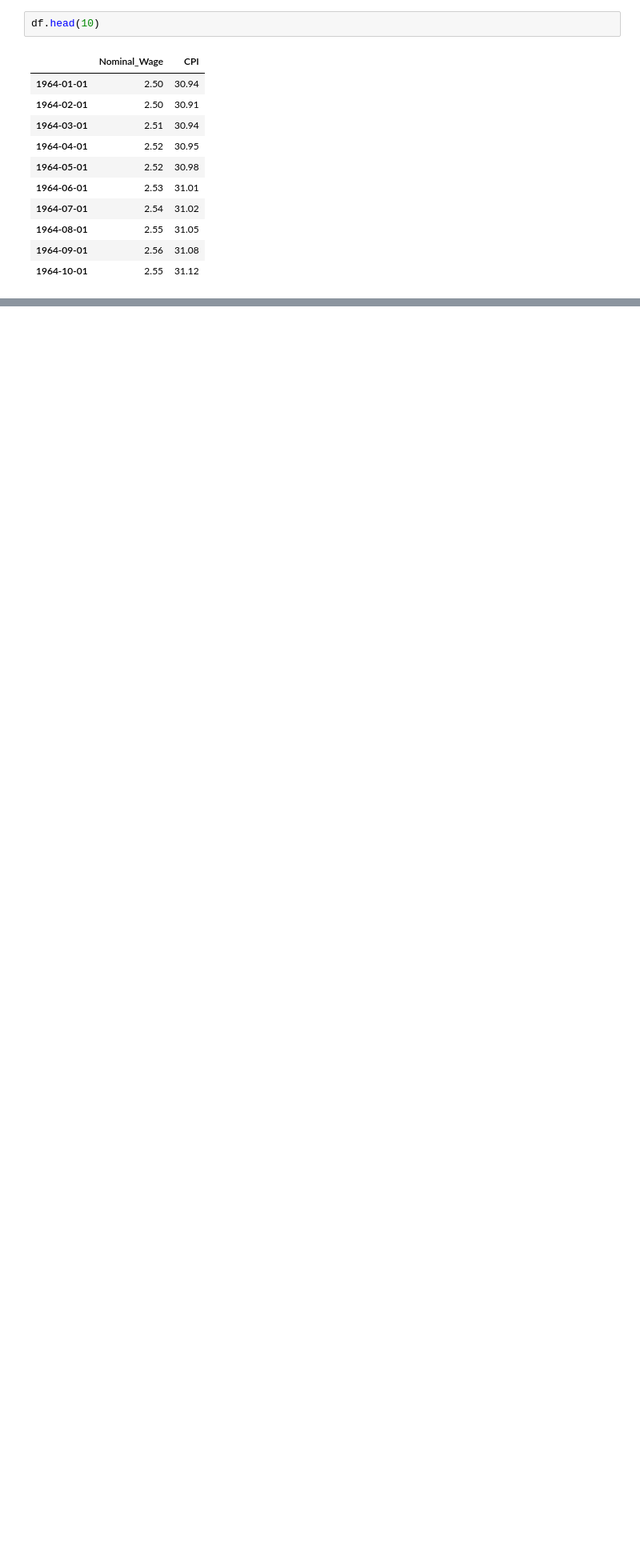
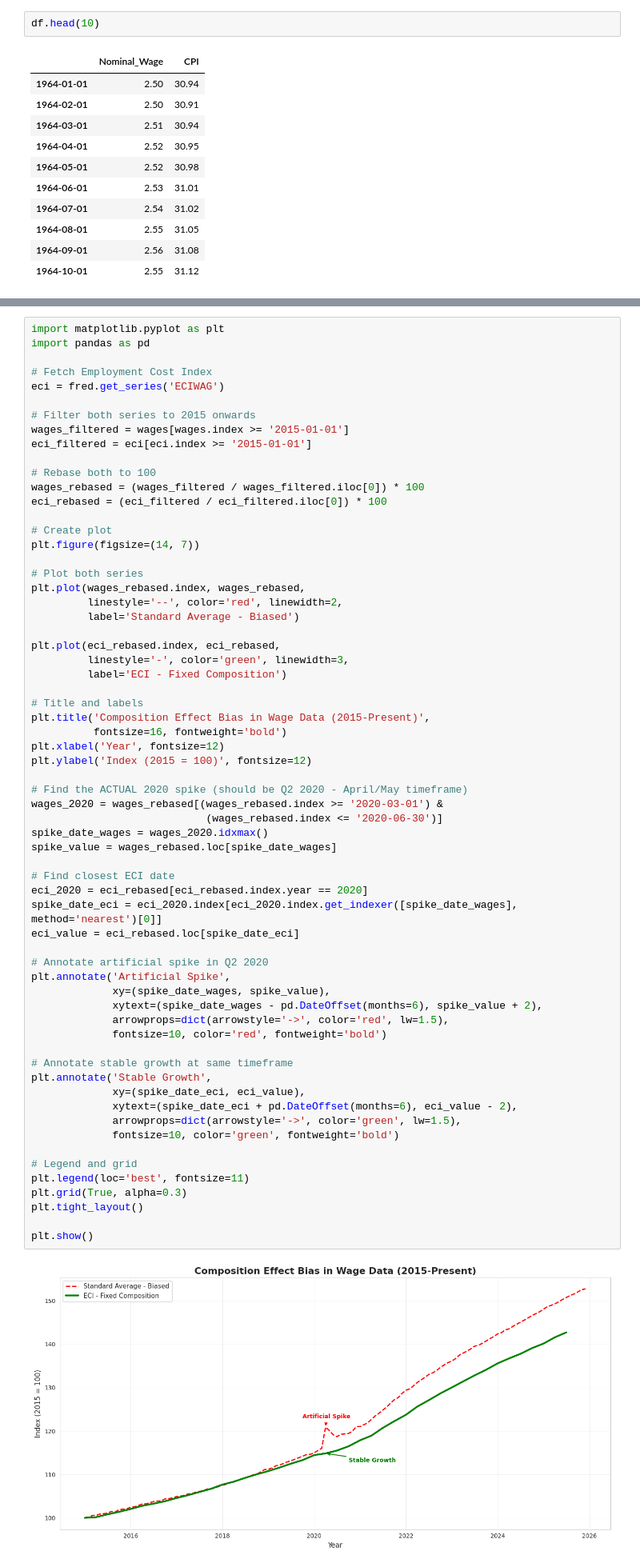
Before and after one commit to arinjay-singh/econ3916-statistical-machine-learning, a Jupyter notebook: Class 2/class2_lab.ipynb, the cells around one changed output, grey strips where cells are left out. Shown at 80% size. Drawn from its saved outputs; the diff is of its cells as text; blank space fills up the shorter version.

```diff
--- a/Class 2/class2_lab.ipynb
+++ b/Class 2/class2_lab.ipynb
@@ -71,0 +149,66 @@ df.tail(10)
+# %%
+import matplotlib.pyplot as plt
+import pandas as pd
+
+# Fetch Employment Cost Index
+eci = fred.get_series('ECIWAG')
+
+# Filter both series to 2015 onwards
+wages_filtered = wages[wages.index >= '2015-01-01']
+eci_filtered = eci[eci.index >= '2015-01-01']
+
+# Rebase both to 100
+wages_rebased = (wages_filtered / wages_filtered.iloc[0]) * 100
+eci_rebased = (eci_filtered / eci_filtered.iloc[0]) * 100
+
+# Create plot
+plt.figure(figsize=(14, 7))
+
+# Plot both series
+plt.plot(wages_rebased.index, wages_rebased,
+         linestyle='--', color='red', linewidth=2,
+         label='Standard Average - Biased')
+
+plt.plot(eci_rebased.index, eci_rebased,
+         linestyle='-', color='green', linewidth=3,
+         label='ECI - Fixed Composition')
+
+# Title and labels
+plt.title('Composition Effect Bias in Wage Data (2015-Present)',
+          fontsize=16, fontweight='bold')
+plt.xlabel('Year', fontsize=12)
+plt.ylabel('Index (2015 = 100)', fontsize=12)
+
+# Find the ACTUAL 2020 spike (should be Q2 2020 - April/May timeframe)
+wages_2020 = wages_rebased[(wages_rebased.index >= '2020-03-01') &
+                            (wages_rebased.index <= '2020-06-30')]
+spike_date_wages = wages_2020.idxmax()
+spike_value = wages_rebased.loc[spike_date_wages]
+
+# Find closest ECI date
+eci_2020 = eci_rebased[eci_rebased.index.year == 2020]
+spike_date_eci = eci_2020.index[eci_2020.index.get_indexer([spike_date_wages], method='nearest')[0]]
+eci_value = eci_rebased.loc[spike_date_eci]
+
+# Annotate artificial spike in Q2 2020
+plt.annotate('Artificial Spike',
+             xy=(spike_date_wages, spike_value),
+             xytext=(spike_date_wages - pd.DateOffset(months=6), spike_value + 2),
+             arrowprops=dict(arrowstyle='->', color='red', lw=1.5),
+             fontsize=10, color='red', fontweight='bold')
+
+# Annotate stable growth at same timeframe
+plt.annotate('Stable Growth',
+             xy=(spike_date_eci, eci_value),
+             xytext=(spike_date_eci + pd.DateOffset(months=6), eci_value - 2),
+             arrowprops=dict(arrowstyle='->', color='green', lw=1.5),
+             fontsize=10, color='green', fontweight='bold')
+
+# Legend and grid
+plt.legend(loc='best', fontsize=11)
+plt.grid(True, alpha=0.3)
+plt.tight_layout()
+
+plt.show()
+# %% [output]
+[figure, added]
```
Also changed, not shown: parts of 6 cells of this notebook.
